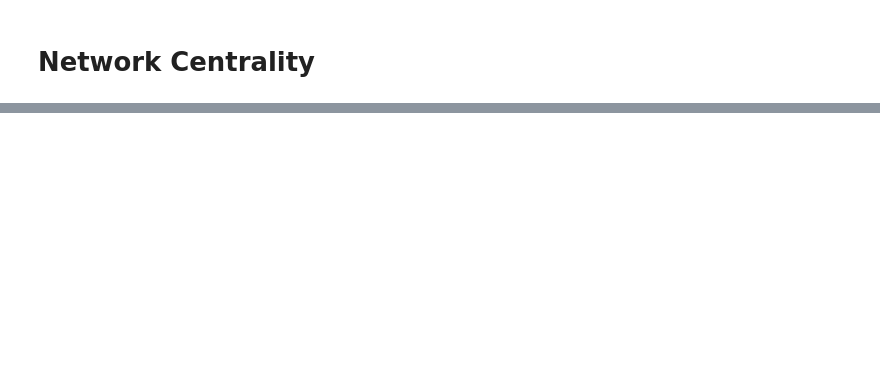
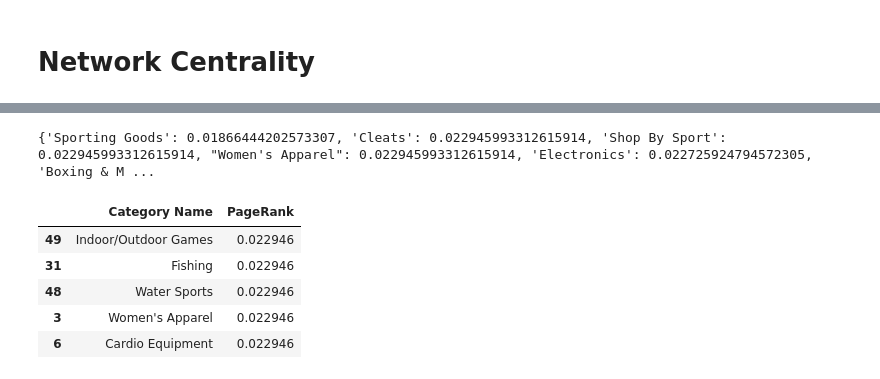
Before and after one commit to 18520339/social-network-analysis, a Jupyter notebook: source.ipynb, the cells around one changed output, grey strips where cells are left out. Saved outputs shown, nothing was run; the diff lists cells and outputs as text; code cells hidden in the pictures; blank space fills up the shorter version.

```diff
--- a/source.ipynb
+++ b/source.ipynb
@@ -254,0 +313,16 @@ plt.show()
+# %%
+# PageRank
+pagerank = nx.pagerank(G)
+pagerank_result = pd.DataFrame(pagerank.items(), columns=['Category Name', 'PageRank'])
+pagerank_result.sort_values('PageRank', ascending=False, inplace=True)
+
+print(pagerank)
+pagerank_result.head()
+# %% [output]
+{'Sporting Goods': 0.01866444202573307, 'Cleats': 0.022945993312615914, 'Shop By Sport': 0.022945993312615914, "Women's Apparel": 0.022945993312615914, 'Electronics': 0.022725924794572305, 'Boxing & M ...
+|  | Category Name | PageRank |
+| 49 | Indoor/Outdoor Games | 0.022946 |
+| 31 | Fishing | 0.022946 |
+| 48 | Water Sports | 0.022946 |
+| 3 | Women's Apparel | 0.022946 |
+| 6 | Cardio Equipment | 0.022946 |
```
Also changed, not shown: parts of 11 cells of this notebook.
